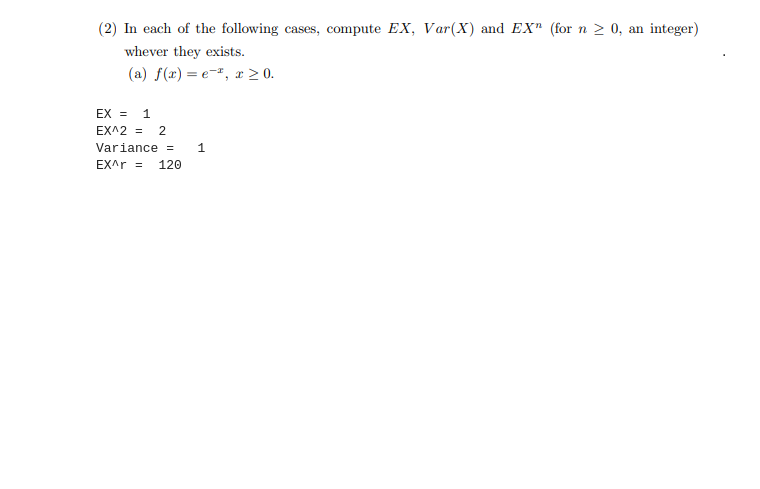
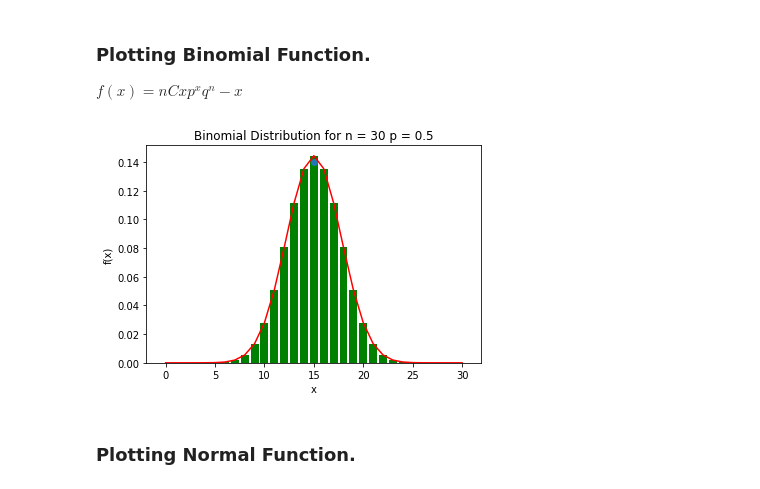
Before and after one commit to saimathura/python-smk, a Jupyter notebook: 22233-MDSC102-Assignment2.ipynb, the cells around one changed output. Cells and saved outputs as stored; diff of their text form; code cells hidden in the pictures; blank space fills up the shorter version.

Commit message:
Visualisation on Statistical Distributions

```diff
--- a/22233-MDSC102-Assignment2.ipynb
+++ b/22233-MDSC102-Assignment2.ipynb
@@ -7,15 +7,24 @@ from sympy import integrate, exp, oo
-# %% [markdown]
-![image.png](attachment:image.png).
-# %%
-def q2a(r):
-    x = sy.Symbol("x")
-    return sy.integrate(x**r*sy.exp(-x), (x, 0, oo))
-print("EX = ",q2a(1))
-print("EX^2 = ",q2a(2))
-print("Variance =  ",q2a(2)-q2a(1)**2)
-print("EX^r = ",q2a(5))
-# %% [output]
-EX =  1
-EX^2 =  2
-Variance =   1
-EX^r =  120
+# %% [markdown]
+### Plotting Binomial Function.
+
+$f(x) = nCx p^x q^n-x$
+# %%
+
+def plot_binomial(n,p):
+    X = [i for i in range(n+1)]
+    y = []
+    for x in X:
+        y.append(math.comb(n,x)*p**x*(1-p)**(n-x))
+
+    plt.plot(X,y,color = 'red')
+    plt.bar(X,y,color = 'green')
+    plt.scatter(15,0.14)
+    plt.title(f"Binomial Distribution for n = {n} p = {p}")
+    plt.xlabel('x')
+    plt.ylabel('f(x)')
+# %%
+plot_binomial(30,0.5)
+# %% [output]
+[figure, added]
+# %% [markdown]
+### Plotting Normal Function.
```
Also changed, not shown: parts of 16 cells of this notebook.
